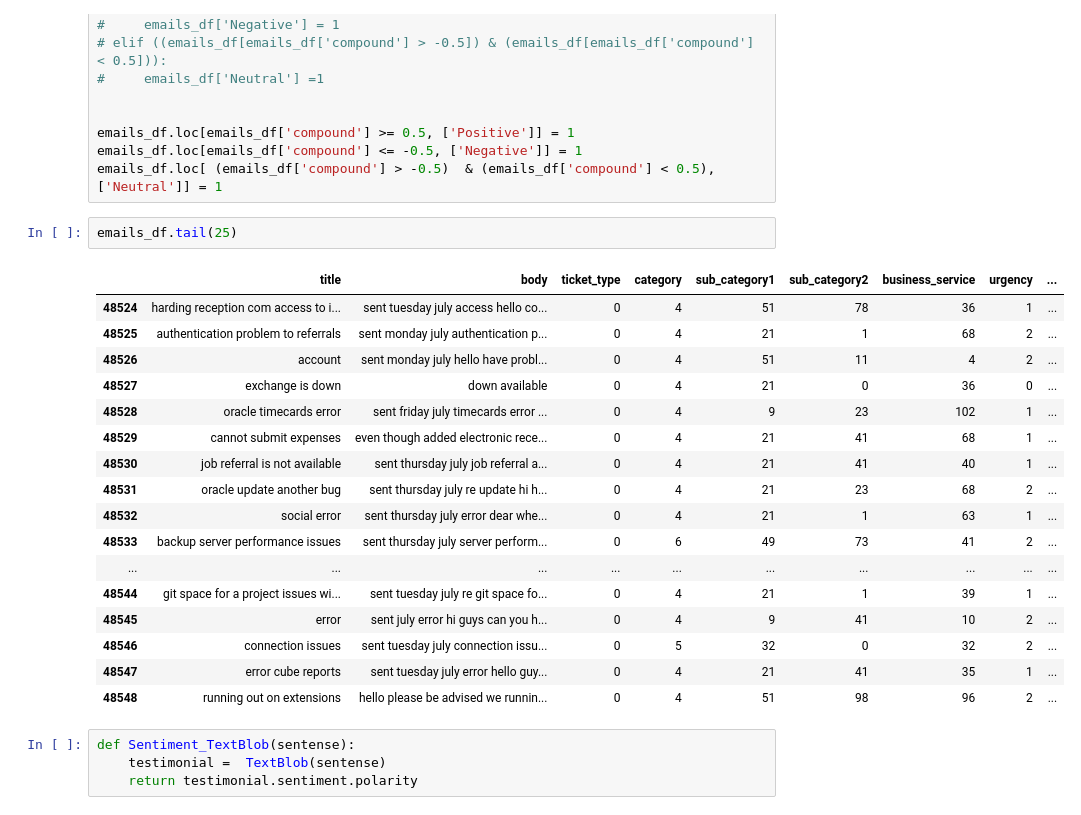
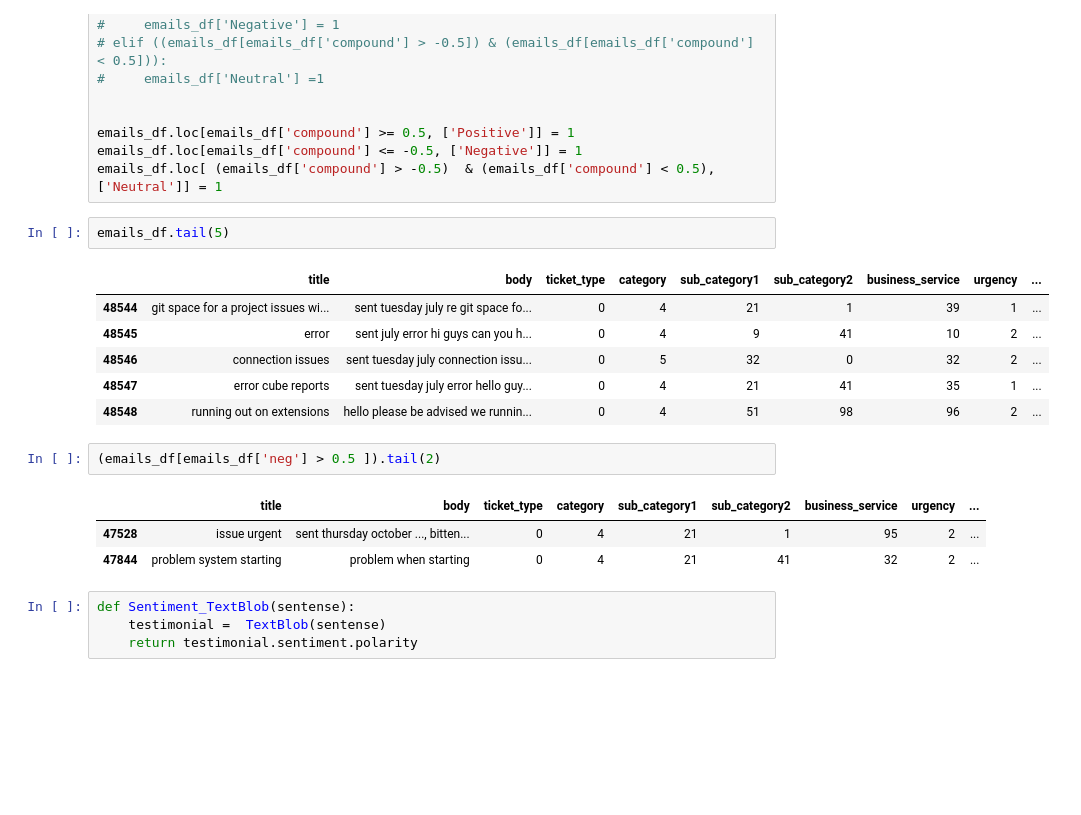
Before and after one commit to ashvinmanoj/support-tickets-classification-self, a Jupyter notebook: Sentiment Analysis/Sentiment Analysis.ipynb, the cells around one changed output. Saved outputs shown, nothing was run; the diff lists cells and outputs as text; blank space fills up the shorter version.

```diff
--- a/Sentiment Analysis/Sentiment Analysis.ipynb
+++ b/Sentiment Analysis/Sentiment Analysis.ipynb
@@ -113,25 +158,20 @@ emails_df.loc[emails_df['compound'] >= 0.5, ['Positive']] = 1
 emails_df.loc[emails_df['compound'] <= -0.5, ['Negative']] = 1
 emails_df.loc[ (emails_df['compound'] > -0.5)  & (emails_df['compound'] < 0.5), ['Neutral']] = 1
 # %%
-emails_df.tail(25)
+emails_df.tail(5)
 # %% [output]
 |  | title | body | ticket_type | category | sub_category1 | sub_category2 | business_service | urgency | ... |
-| 48524 | harding reception com access to i... | sent tuesday july access hello co... | 0 | 4 | 51 | 78 | 36 | 1 | ... |
-| 48525 | authentication problem to referrals | sent monday july authentication p... | 0 | 4 | 21 | 1 | 68 | 2 | ... |
-| 48526 | account | sent monday july hello have probl... | 0 | 4 | 51 | 11 | 4 | 2 | ... |
-| 48527 | exchange is down | down available | 0 | 4 | 21 | 0 | 36 | 0 | ... |
-| 48528 | oracle timecards error | sent friday july timecards error ... | 0 | 4 | 9 | 23 | 102 | 1 | ... |
-| 48529 | cannot submit expenses | even though added electronic rece... | 0 | 4 | 21 | 41 | 68 | 1 | ... |
-| 48530 | job referral is not available | sent thursday july job referral a... | 0 | 4 | 21 | 41 | 40 | 1 | ... |
-| 48531 | oracle update another bug | sent thursday july re update hi h... | 0 | 4 | 21 | 23 | 68 | 2 | ... |
-| 48532 | social error | sent thursday july error dear whe... | 0 | 4 | 21 | 1 | 63 | 1 | ... |
-| 48533 | backup server performance issues | sent thursday july server perform... | 0 | 6 | 49 | 73 | 41 | 2 | ... |
-| ... | ... | ... | ... | ... | ... | ... | ... | ... | ... |
 | 48544 | git space for a project issues wi... | sent tuesday july re git space fo... | 0 | 4 | 21 | 1 | 39 | 1 | ... |
 | 48545 | error | sent july error hi guys can you h... | 0 | 4 | 9 | 41 | 10 | 2 | ... |
 | 48546 | connection issues | sent tuesday july connection issu... | 0 | 5 | 32 | 0 | 32 | 2 | ... |
 | 48547 | error cube reports | sent tuesday july error hello guy... | 0 | 4 | 21 | 41 | 35 | 1 | ... |
 | 48548 | running out on extensions | hello please be advised we runnin... | 0 | 4 | 51 | 98 | 96 | 2 | ... |
+# %%
+(emails_df[emails_df['neg'] > 0.5 ]).tail(2)
+# %% [output]
+|  | title | body | ticket_type | category | sub_category1 | sub_category2 | business_service | urgency | ... |
+| 47528 | issue urgent | sent thursday october ..., bitten... | 0 | 4 | 21 | 1 | 95 | 2 | ... |
+| 47844 | problem system starting | problem when starting | 0 | 4 | 21 | 41 | 32 | 2 | ... |
 # %%
 def Sentiment_TextBlob(sentense):
     testimonial =  TextBlob(sentense)
```
Also changed, not shown: parts of 19 cells of this notebook, 3 other files.
